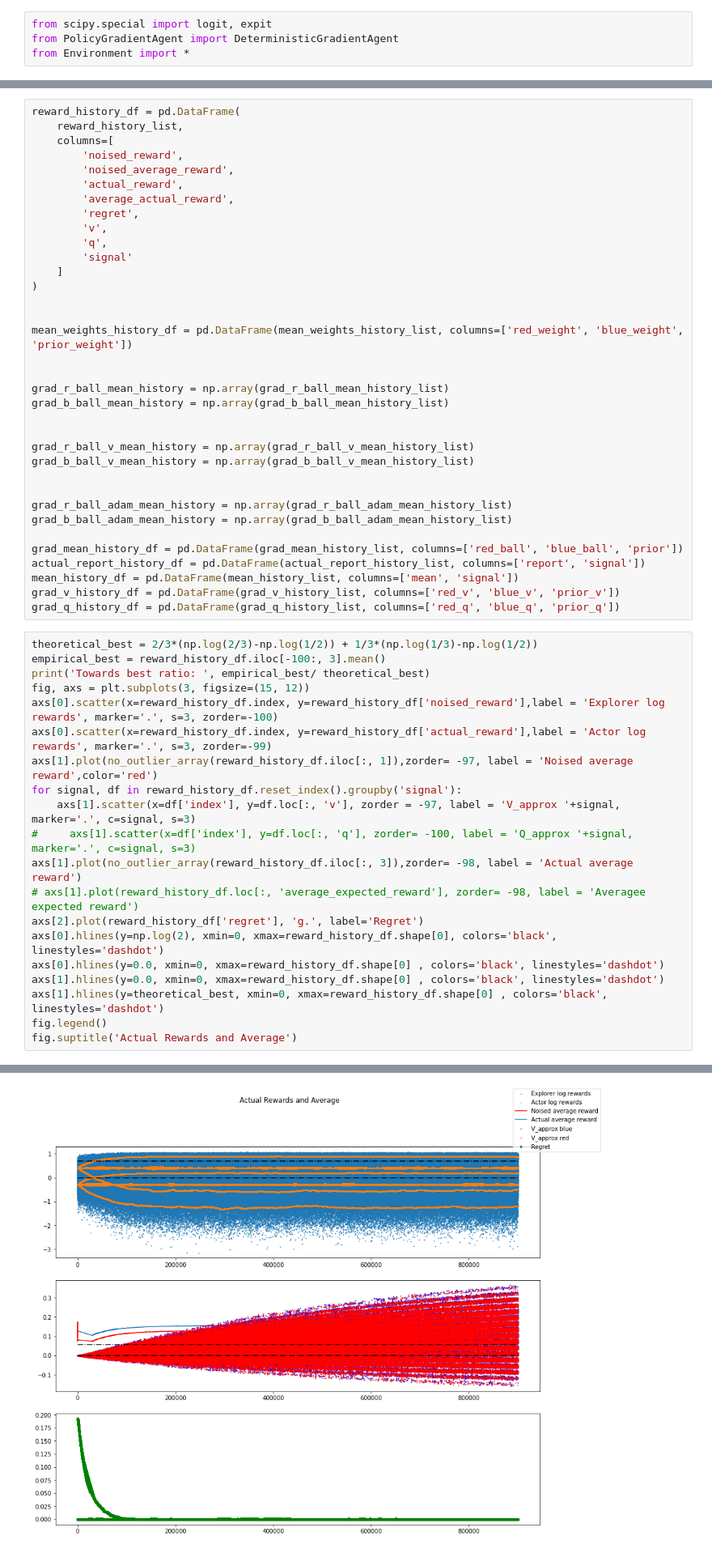
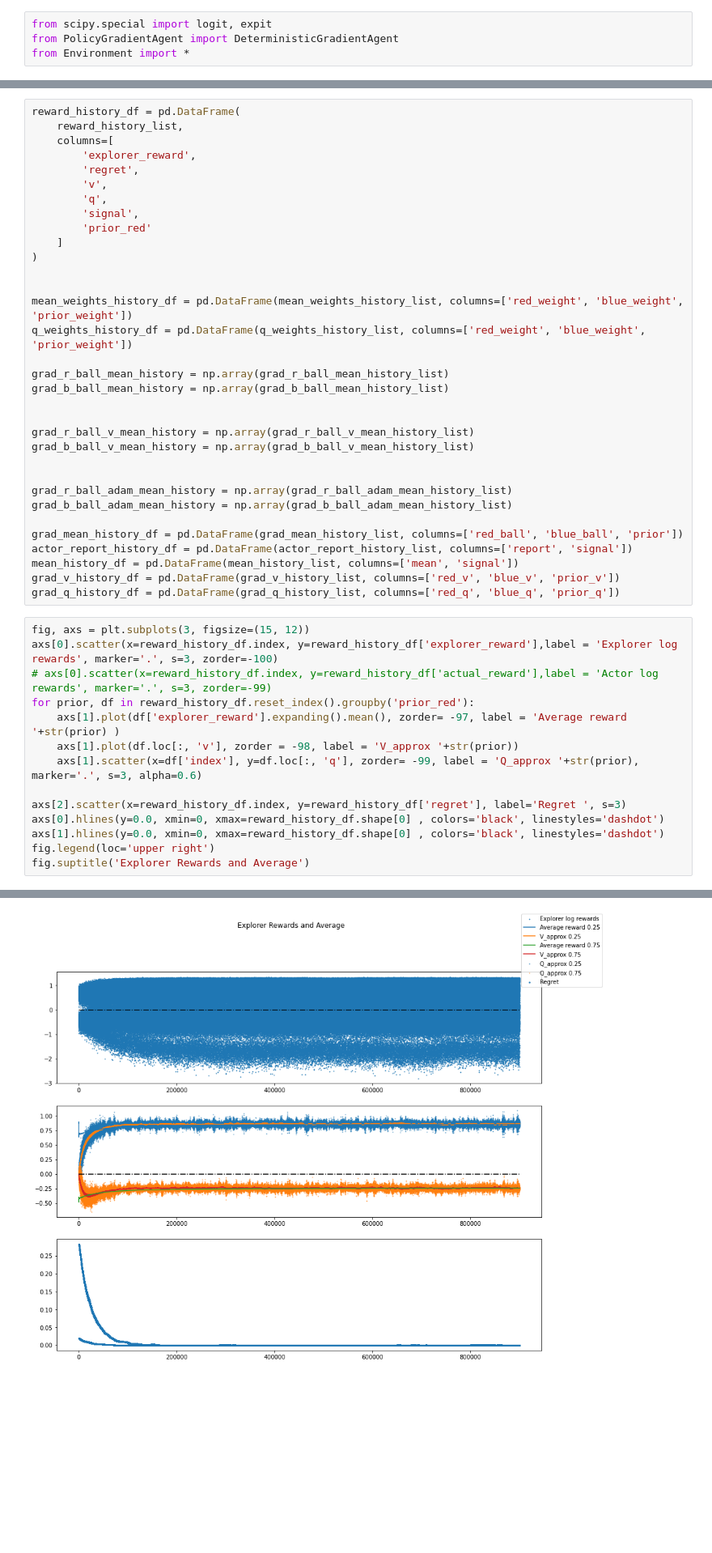
Before and after one commit to realwenlongwang/contexutal-bandits-with-peer-prediction-for-decision-making, a Jupyter notebook: Deterministic_Gradient_Bandit_with_Continous_Action_Space.ipynb, the cells around one changed output, grey strips where cells are left out. Shown at 81% size. Drawn from its saved outputs; the diff is of its cells as text; blank space fills up the shorter version.

```diff
--- a/Deterministic_Gradient_Bandit_with_Continous_Action_Space.ipynb
+++ b/Deterministic_Gradient_Bandit_with_Continous_Action_Space.ipynb
@@ -175,20 +171,18 @@ Updating weights with regular algorithm.
 reward_history_df = pd.DataFrame(
     reward_history_list,
     columns=[
-        'noised_reward',
-        'noised_average_reward',
-        'actual_reward',
-        'average_actual_reward',
+        'explorer_reward',
         'regret',
         'v',
         'q',
-        'signal'
+        'signal',
+        'prior_red'
     ]
 )
 
 
 mean_weights_history_df = pd.DataFrame(mean_weights_history_list, columns=['red_weight', 'blue_weight', 'prior_weight'])
-
+q_weights_history_df = pd.DataFrame(q_weights_history_list, columns=['red_weight', 'blue_weight', 'prior_weight'])
 
 grad_r_ball_mean_history = np.array(grad_r_ball_mean_history_list)
 grad_b_ball_mean_history = np.array(grad_b_ball_mean_history_list)
@@ -202,28 +196,22 @@ grad_r_ball_adam_mean_history = np.array(grad_r_ball_adam_mean_history_list)
 grad_b_ball_adam_mean_history = np.array(grad_b_ball_adam_mean_history_list)
 
 grad_mean_history_df = pd.DataFrame(grad_mean_history_list, columns=['red_ball', 'blue_ball', 'prior'])
-actual_report_history_df = pd.DataFrame(actual_report_history_list, columns=['report', 'signal'])
+actor_report_history_df = pd.DataFrame(actor_report_history_list, columns=['report', 'signal'])
 mean_history_df = pd.DataFrame(mean_history_list, columns=['mean', 'signal'])
 grad_v_history_df = pd.DataFrame(grad_v_history_list, columns=['red_v', 'blue_v', 'prior_v'])
 grad_q_history_df = pd.DataFrame(grad_q_history_list, columns=['red_q', 'blue_q', 'prior_q'])
 # %%
-theoretical_best = 2/3*(np.log(2/3)-np.log(1/2)) + 1/3*(np.log(1/3)-np.log(1/2))
-empirical_best = reward_history_df.iloc[-100:, 3].mean()
-print('Towards best ratio: ', empirical_best/ theoretical_best)
 fig, axs = plt.subplots(3, figsize=(15, 12))
-axs[0].scatter(x=reward_history_df.index, y=reward_history_df['noised_reward'],label = 'Explorer log rewards', marker='.', s=3, zorder=-100)
-axs[0].scatter(x=reward_history_df.index, y=reward_history_df['actual_reward'],label = 'Actor log rewards', marker='.', s=3, zorder=-99)
-axs[1].plot(no_outlier_array(reward_history_df.iloc[:, 1]),zorder= -97, label = 'Noised average reward',color='red')
-for signal, df in reward_history_df.reset_index().groupby('signal'):
-    axs[1].scatter(x=df['index'], y=df.loc[:, 'v'], zorder = -97, label = 'V_approx '+signal, marker='.', c=signal, s=3)
-#     axs[1].scatter(x=df['index'], y=df.loc[:, 'q'], zorder= -100, label = 'Q_approx '+signal, marker='.', c=signal, s=3)
-axs[1].plot(no_outlier_array(reward_history_df.iloc[:, 3]),zorder= -98, label = 'Actual average reward')
-# axs[1].plot(reward_history_df.loc[:, 'average_expected_reward'], zorder= -98, label = 'Averagee expected reward')
-axs[2].plot(reward_history_df['regret'], 'g.', label='Regret')
-axs[0].hlines(y=np.log(2), xmin=0, xmax=reward_history_df.shape[0], colors='black', linestyles='dashdot')
+axs[0].scatter(x=reward_history_df.index, y=reward_history_df['explorer_reward'],label = 'Explorer log rewards', marker='.', s=3, zorder=-100)
+# axs[0].scatter(x=reward_history_df.index, y=reward_history_df['actual_reward'],label = 'Actor log rewards', marker='.', s=3, zorder=-99)
+for prior, df in reward_history_df.reset_index().groupby('prior_red'):
+    axs[1].plot(df['explorer_reward'].expanding().mean(), zorder= -97, label = 'Average reward '+str(prior) )
+    axs[1].plot(df.loc[:, 'v'], zorder = -98, label = 'V_approx '+str(prior))
+    axs[1].scatter(x=df['index'], y=df.loc[:, 'q'], zorder= -99, label = 'Q_approx '+str(prior), marker='.', s=3, alpha=0.6)
+
+axs[2].scatter(x=reward_history_df.index, y=reward_history_df['regret'], label='Regret ', s=3)
 axs[0].hlines(y=0.0, xmin=0, xmax=reward_history_df.shape[0] , colors='black', linestyles='dashdot')
 axs[1].hlines(y=0.0, xmin=0, xmax=reward_history_df.shape[0] , colors='black', linestyles='dashdot')
-axs[1].hlines(y=theoretical_best, xmin=0, xmax=reward_history_df.shape[0] , colors='black', linestyles='dashdot')
-fig.legend()
-fig.suptitle('Actual Rewards and Average')
+fig.legend(loc='upper right')
+fig.suptitle('Explorer Rewards and Average')
 # %% [output]
@@ -232 +219 @@ Text(0.5, 0.98, 'Actual Rewards and Average')
-[figure, old version]
+[figure, new version]
```
Also changed, not shown: parts of 27 cells of this notebook, 5 other files.
